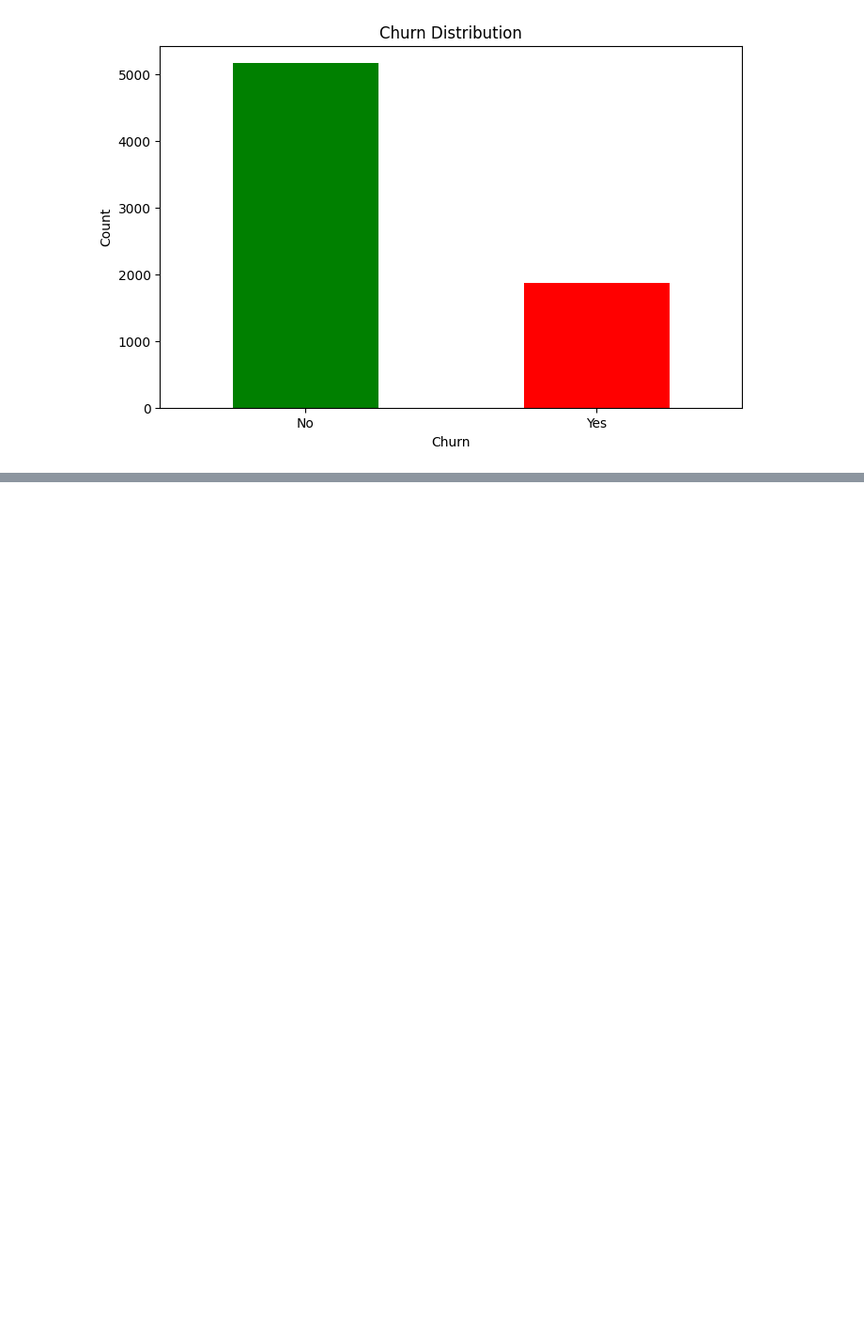
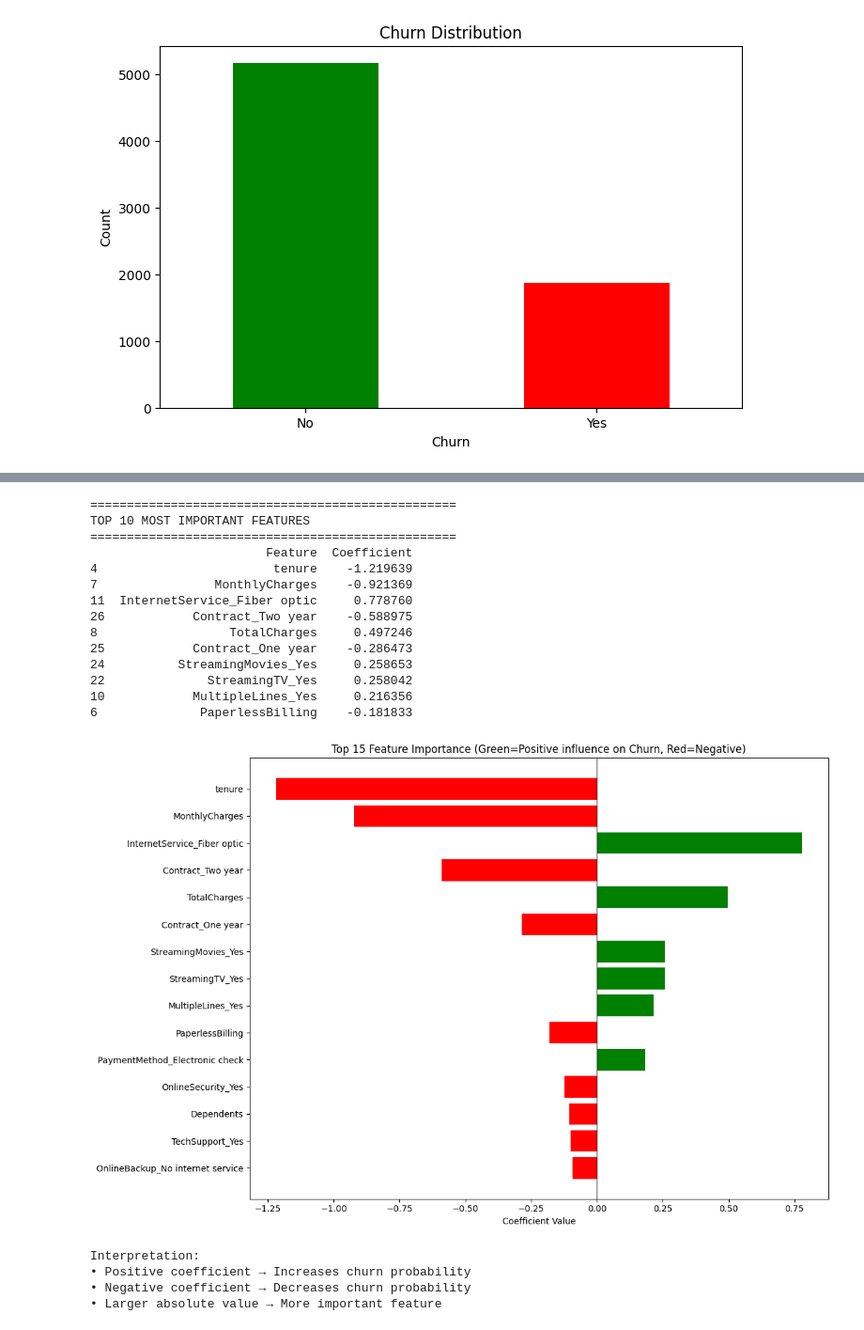
Before and after one commit to navaneethakannanindia7/Privacy-Preserving-Customer-churn-Prediction-using-Federated-Learning-on-distributed-Data, a Jupyter notebook: projectfinal.ipynb, the cells around one changed output, grey strips where cells are left out. Shown at 94% size. Cells and saved outputs as stored; diff of their text form; code cells hidden in the pictures; blank space fills up the shorter version.

```diff
--- a/projectfinal.ipynb
+++ b/projectfinal.ipynb
@@ -136,0 +364,16 @@ Name: proportion, dtype: float64
+# %%
+# Initialize Logistic Regression model
+log_reg = LogisticRegression(
+    random_state=42,
+    max_iter=1000,  # Increased iterations to ensure convergence
+    solver='lbfgs'   # Good general-purpose solver
+)
+
+# Train the model
+print("Training Logistic Regression model...")
+log_reg.fit(X_train_scaled, y_train)
+print("✓ Model training complete!")
+
+# Display model parameters
+print(f"\nNumber of features used: {len(log_reg.coef_[0])}")
+print(f"Model intercept: {log_reg.intercept_[0]:.4f}")
@@ -136,0 +555,53 @@ Name: proportion, dtype: float64
+# %%
+# Get feature importance (coefficients)
+feature_importance = pd.DataFrame({
+    'Feature': X_train_scaled.columns,
+    'Coefficient': log_reg.coef_[0]
+})
+
+# Sort by absolute value
+feature_importance['Abs_Coefficient'] = abs(feature_importance['Coefficient'])
+feature_importance = feature_importance.sort_values('Abs_Coefficient', ascending=False)
+
+# Displaying top features
+print("="*50)
+print("TOP 10 MOST IMPORTANT FEATURES")
+print("="*50)
+print(feature_importance[['Feature', 'Coefficient']].head(10))
+
+# Visualizing feature importance
+plt.figure(figsize=(12, 8))
+top_features = feature_importance.head(15)
+colors = ['green' if x > 0 else 'red' for x in top_features['Coefficient']]
+plt.barh(top_features['Feature'], top_features['Coefficient'], color=colors)
+plt.xlabel('Coefficient Value')
+plt.title('Top 15 Feature Importance (Green=Positive influence on Churn, Red=Negative)')
+plt.gca().invert_yaxis()
+plt.axvline(x=0, color='black', linestyle='-', linewidth=0.8)
+plt.tight_layout()
+plt.show()
+
+print("\nInterpretation:")
+print("• Positive coefficient → Increases churn probability")
+print("• Negative coefficient → Decreases churn probability")
+print("• Larger absolute value → More important feature")
+# %% [output]
+==================================================
+TOP 10 MOST IMPORTANT FEATURES
+==================================================
+                        Feature  Coefficient
+4                        tenure    -1.219639
+7                MonthlyCharges    -0.921369
+11  InternetService_Fiber optic     0.778760
+26            Contract_Two year    -0.588975
+8                  TotalCharges     0.497246
+25            Contract_One year    -0.286473
+24          StreamingMovies_Yes     0.258653
+22              StreamingTV_Yes     0.258042
+10            MultipleLines_Yes     0.216356
+6              PaperlessBilling    -0.181833
+[figure, added]
+Interpretation:
+• Positive coefficient → Increases churn probability
+• Negative coefficient → Decreases churn probability
+• Larger absolute value → More important feature
```
Also changed, not shown: parts of 16 cells of this notebook.
